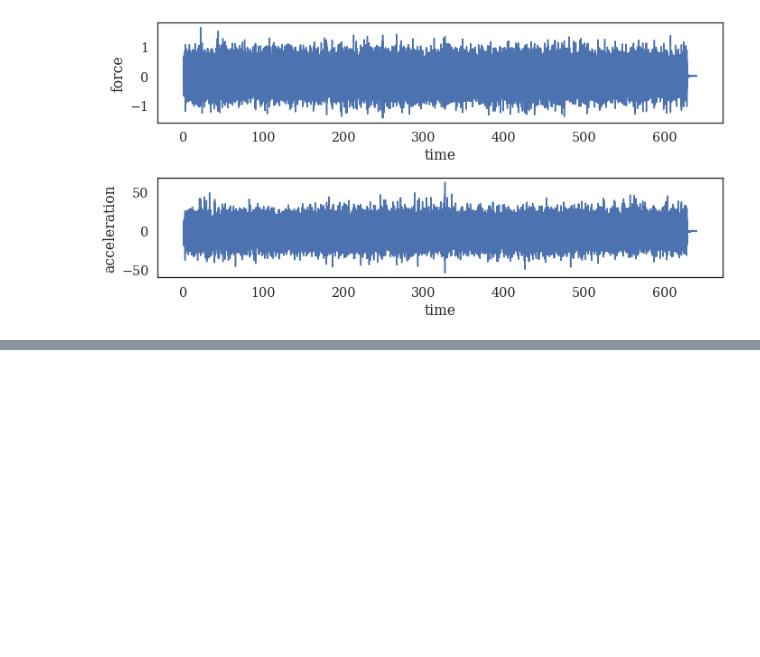
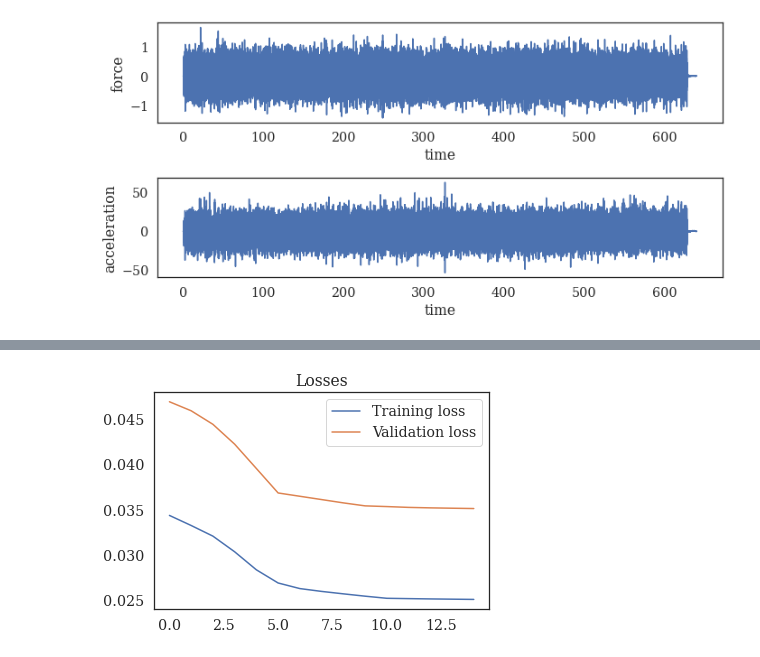
Before and after one commit to cleeag/ece271b, a Jupyter notebook: lstm/LSTM_v01.ipynb, the cells around one changed output, grey strips where cells are left out. Saved outputs shown, nothing was run; the diff lists cells and outputs as text; code cells hidden in the pictures; blank space fills up the shorter version.

Commit message:
updated lstm notebook

```diff
--- a/lstm/LSTM_v01.ipynb
+++ b/lstm/LSTM_v01.ipynb
@@ -155,0 +127,35 @@ epoch:   5 loss: 0.00203087
+# %%
+import torch.nn as nn
+import torch.optim as optim
+
+
+class Model(nn.Module):
+    def __init__(self, input_size, hidden_size, output_size):
+        super(Model, self).__init__()
+        self.input_size = input_size
+        self.hidden_size = hidden_size
+        self.output_size = output_size
+        self.lstm = nn.LSTMCell(self.input_size, self.hidden_size)
+        self.linear = nn.Linear(self.hidden_size, self.output_size)
+
+    def forward(self, input, future=0, y=None):
+        outputs = []
+
+        # reset the state of LSTM
+        # the state is kept till the end of the sequence
+        h_t = torch.zeros(input.size(0), self.hidden_size, dtype=torch.float32)
+        c_t = torch.zeros(input.size(0), self.hidden_size, dtype=torch.float32)
+
+        for i, input_t in enumerate(input.chunk(input.size(1), dim=1)):
+            h_t, c_t = self.lstm(input_t, (h_t, c_t))
+            output = self.linear(h_t)
+            outputs += [output]
+
+        for i in range(future):
+            if y is not None and random.random() > 0.5:
+                output = y[:, [i]]  # teacher forcing
+            h_t, c_t = self.lstm(output, (h_t, c_t))
+            output = self.linear(h_t)
+            outputs += [output]
+        outputs = torch.stack(outputs, 1).squeeze(2)
+        return outputs
@@ -155,0 +266,8 @@ epoch:   5 loss: 0.00203087
+# %%
+model_1 = Model(input_size=1, hidden_size=100, output_size=1)
+loss_fn_1 = nn.MSELoss()
+optimizer_1 = optim.Adam(model_1.parameters(), lr=1e-3)
+scheduler_1 = optim.lr_scheduler.StepLR(optimizer_1, step_size=5, gamma=0.1)
+optimization_1 = Optimization(model_1, loss_fn_1, optimizer_1, scheduler_1)
+# %%
+optimization_1.train(x_train, y_train, x_val, y_val, n_epochs = 100, do_teacher_forcing=False)
@@ -155,0 +290,4 @@ epoch:   5 loss: 0.00203087
+# %%
+optimization_1.plot_losses()
+# %% [output]
+[figure, added]
```
Also changed, not shown: parts of 13 cells of this notebook.
